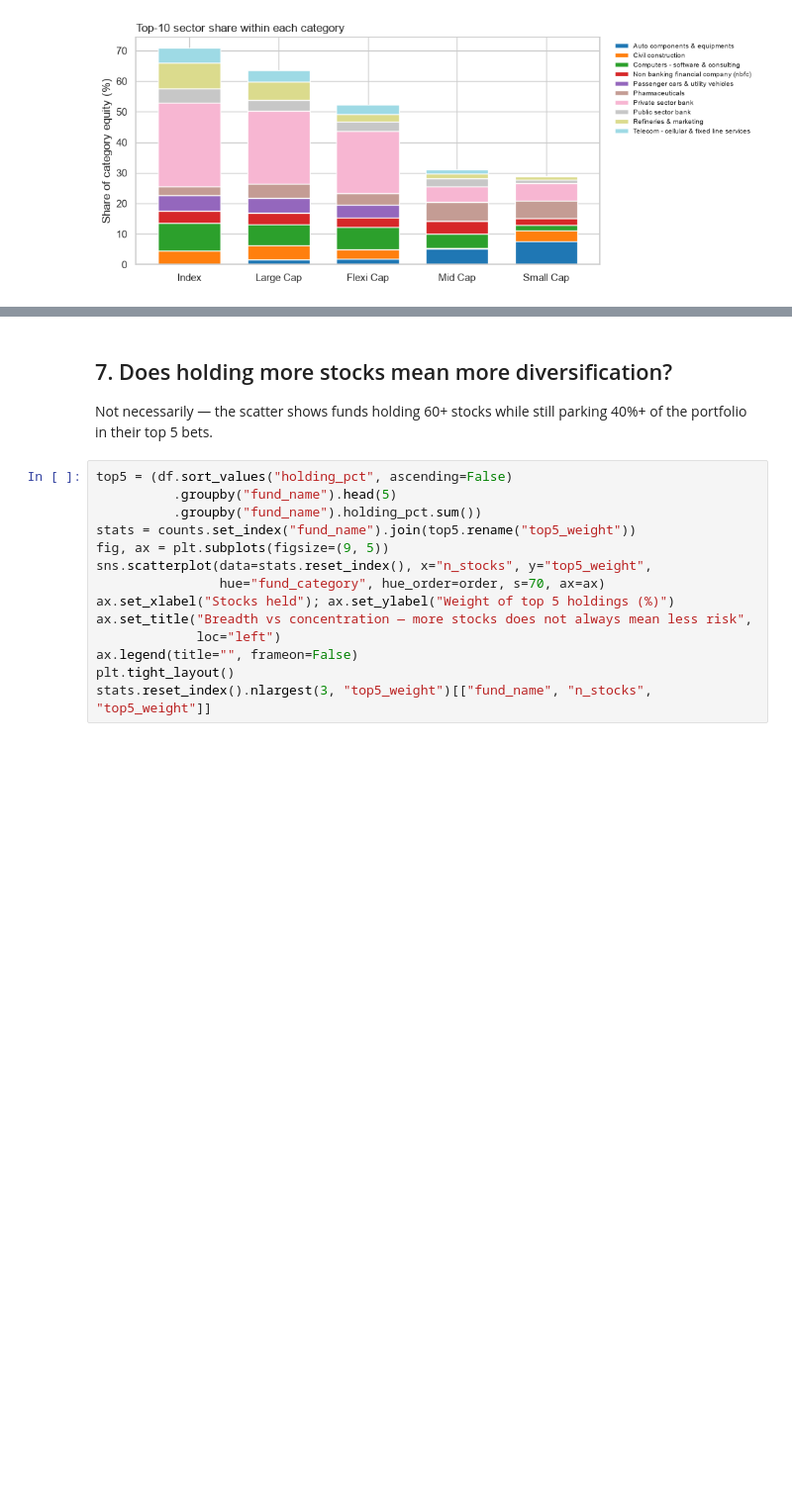
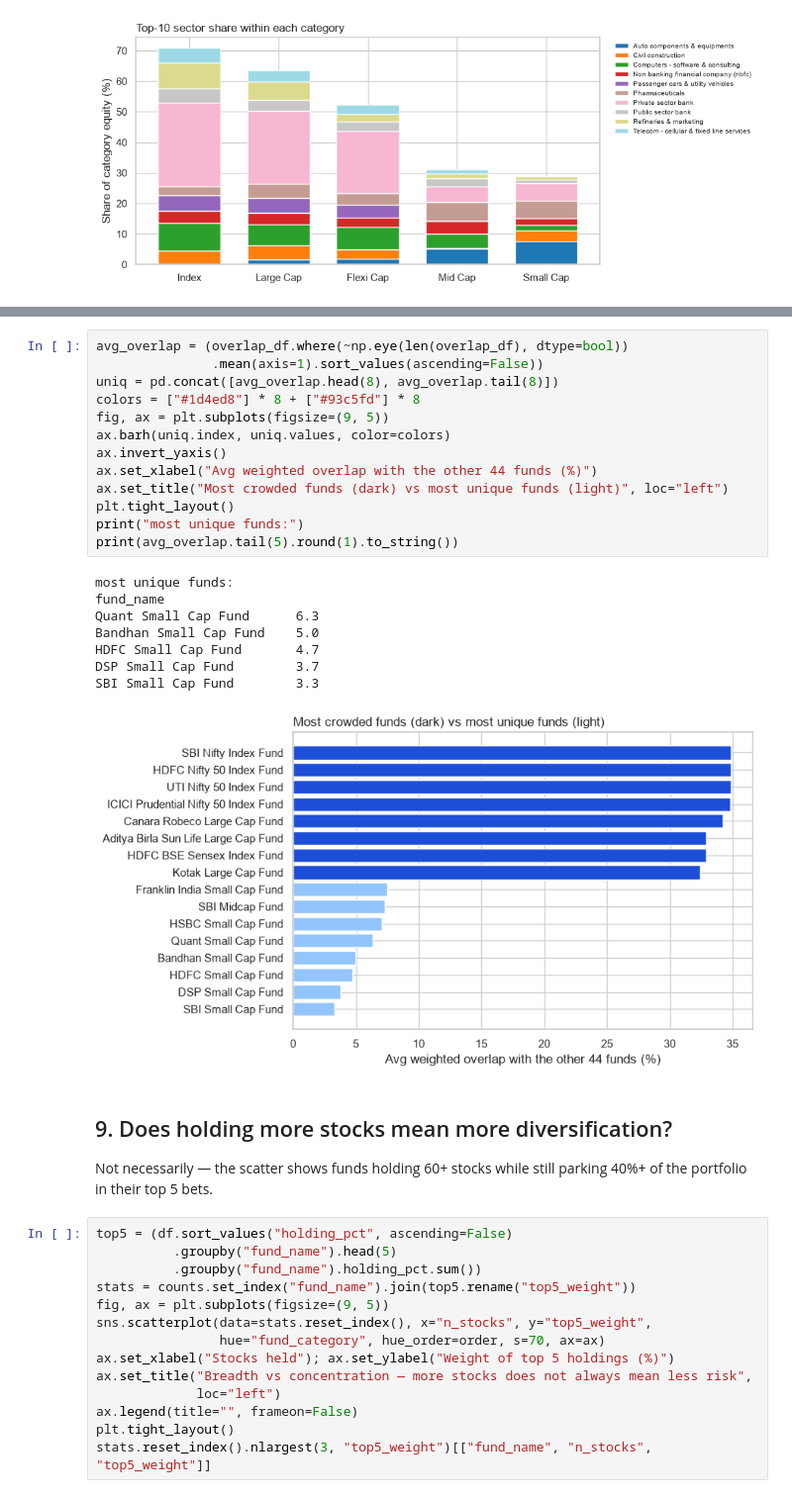
Before and after one commit to DakshMalhotra256/mutual-fund-overlap-analysis, a Jupyter notebook: analysis/eda.ipynb, the cells around one changed output, grey strips where cells are left out. Shown at 99% size. Saved outputs shown, nothing was run; the diff lists cells and outputs as text; blank space fills up the shorter version.

```diff
--- a/analysis/eda.ipynb
+++ b/analysis/eda.ipynb
@@ -207,5 +240,27 @@ plt.tight_layout()
+# %%
+avg_overlap = (overlap_df.where(~np.eye(len(overlap_df), dtype=bool))
+               .mean(axis=1).sort_values(ascending=False))
+uniq = pd.concat([avg_overlap.head(8), avg_overlap.tail(8)])
+colors = ["#1d4ed8"] * 8 + ["#93c5fd"] * 8
+fig, ax = plt.subplots(figsize=(9, 5))
+ax.barh(uniq.index, uniq.values, color=colors)
+ax.invert_yaxis()
+ax.set_xlabel("Avg weighted overlap with the other 44 funds (%)")
+ax.set_title("Most crowded funds (dark) vs most unique funds (light)", loc="left")
+plt.tight_layout()
+print("most unique funds:")
+print(avg_overlap.tail(5).round(1).to_string())
+# %% [output]
+most unique funds:
+fund_name
+Quant Small Cap Fund      6.3
+Bandhan Small Cap Fund    5.0
+HDFC Small Cap Fund       4.7
+DSP Small Cap Fund        3.7
+SBI Small Cap Fund        3.3
+[figure, added]
 # %% [markdown]
-## 7. Does holding more stocks mean more diversification?
+## 9. Does holding more stocks mean more diversification?
 
 Not necessarily — the scatter shows funds holding 60+ stocks while still parking
 40%+ of the portfolio in their top 5 bets.
```
Also changed, not shown: parts of 5 cells of this notebook.
